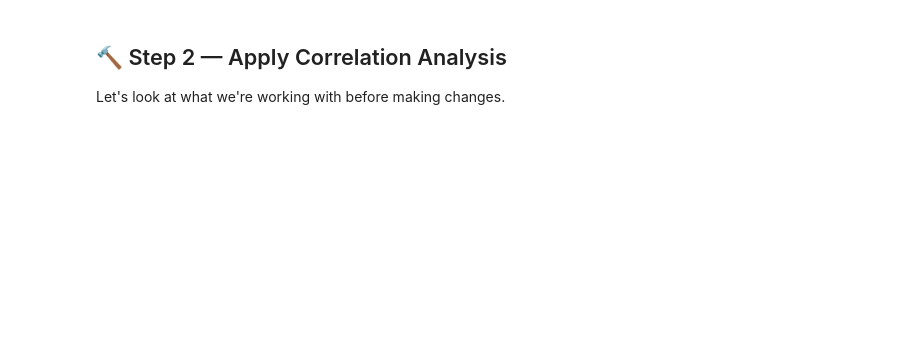
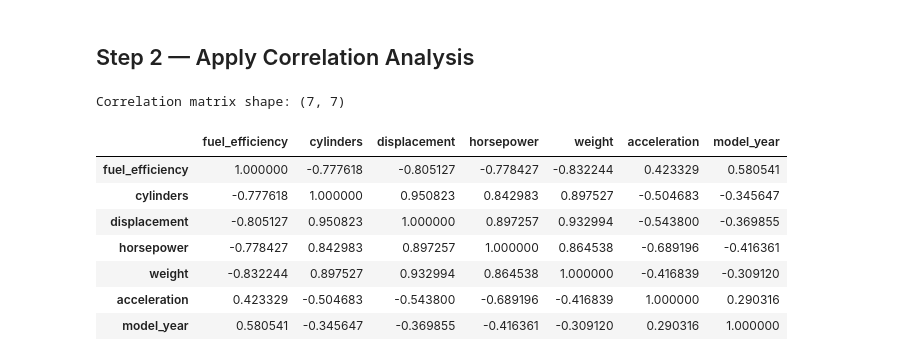
Before and after one commit to muhammadtalhaishtiaq/ai-orchestrator, a Jupyter notebook: 02-exploratory-data-analysis/04_correlation_analysis.ipynb, the cells around one changed output. Cells and saved outputs as stored; diff of their text form; code cells hidden in the pictures; blank space fills up the shorter version.

```diff
--- a/02-exploratory-data-analysis/04_correlation_analysis.ipynb
+++ b/02-exploratory-data-analysis/04_correlation_analysis.ipynb
@@ -52,4 +49,2 @@ df.head()
 # %% [markdown]
-## 🔨 Step 2 — Apply Correlation Analysis
-
-Let's look at what we're working with before making changes.
+## Step 2 — Apply Correlation Analysis
@@ -66 +51,17 @@ df.describe()
+# %%
+# Select numeric columns for correlation
+numeric_cols = boston.select_dtypes(include=np.number)
+corr_matrix = numeric_cols.corr(method='pearson')
+print("Correlation matrix shape:", corr_matrix.shape)
+corr_matrix.style.background_gradient(cmap='coolwarm', axis=None)
+# %% [output]
+Correlation matrix shape: (7, 7)
+|  | fuel_efficiency | cylinders | displacement | horsepower | weight | acceleration | model_year |
+| fuel_efficiency | 1.000000 | -0.777618 | -0.805127 | -0.778427 | -0.832244 | 0.423329 | 0.580541 |
+| cylinders | -0.777618 | 1.000000 | 0.950823 | 0.842983 | 0.897527 | -0.504683 | -0.345647 |
+| displacement | -0.805127 | 0.950823 | 1.000000 | 0.897257 | 0.932994 | -0.543800 | -0.369855 |
+| horsepower | -0.778427 | 0.842983 | 0.897257 | 1.000000 | 0.864538 | -0.689196 | -0.416361 |
+| weight | -0.832244 | 0.897527 | 0.932994 | 0.864538 | 1.000000 | -0.416839 | -0.309120 |
+| acceleration | 0.423329 | -0.504683 | -0.543800 | -0.689196 | -0.416839 | 1.000000 | 0.290316 |
+| model_year | 0.580541 | -0.345647 | -0.369855 | -0.416361 | -0.309120 | 0.290316 | 1.000000 |
 # %% [markdown]
```
Also changed, not shown: parts of 27 cells of this notebook.
